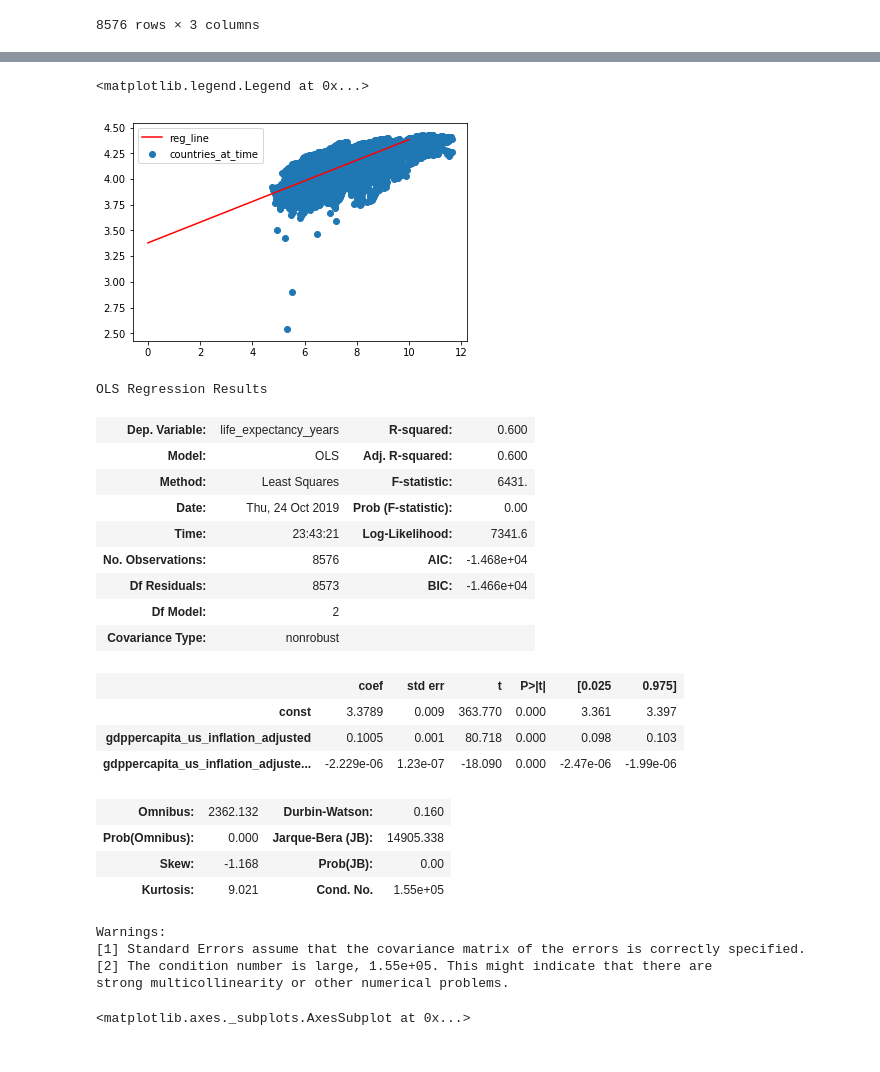
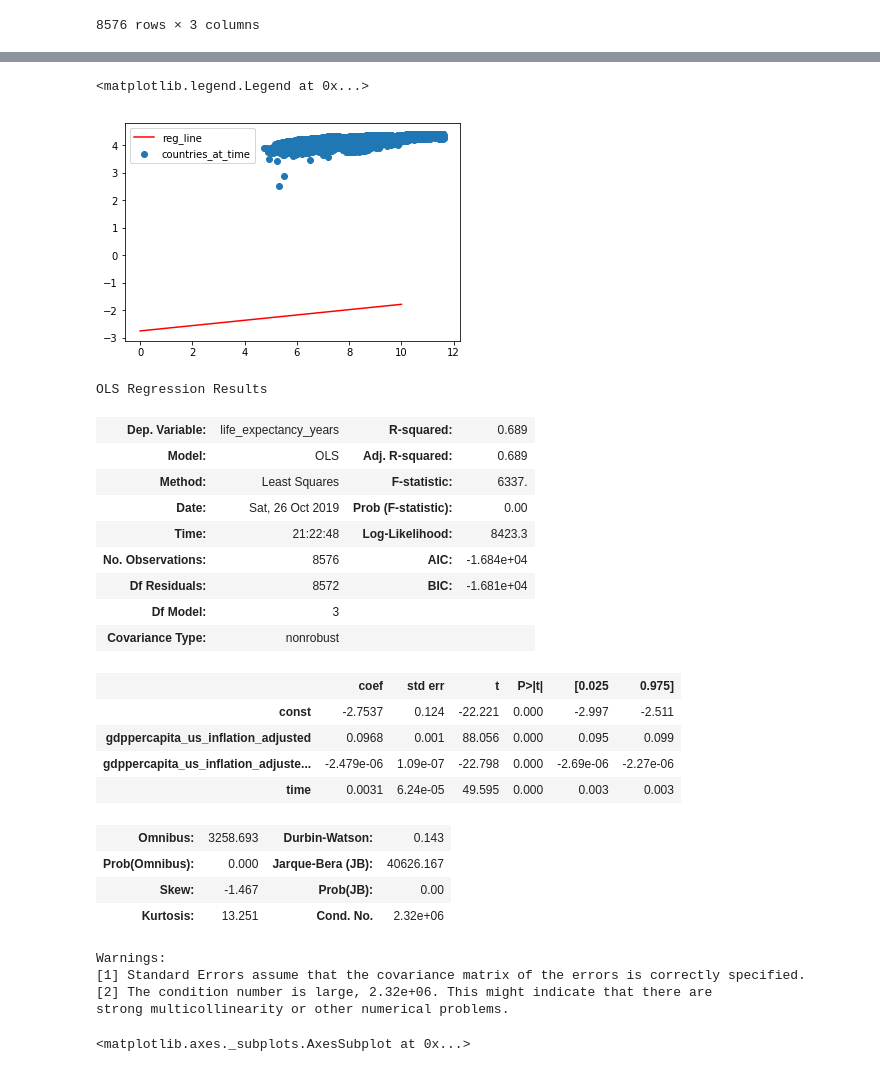
Before and after one commit to Omairss/ds5500-hw2, a Jupyter notebook: HW2.ipynb, the cells around one changed output, grey strips where cells are left out. Saved outputs shown, nothing was run; the diff lists cells and outputs as text; code cells hidden in the pictures.

```diff
--- a/HW2.ipynb
+++ b/HW2.ipynb
@@ -118,7 +118,7 @@ X = np.log(data[['gdppercapita_us_inflation_adjusted']])
 X['gdppercapita_us_inflation_adjusted_sq'] =\
                     data[['gdppercapita_us_inflation_adjusted']]
 
-#X['time'] = data[['time']]
+X['time'] = data[['time']]
 X = sm.add_constant(X)
 y = np.log(data['life_expectancy_years'])
 results = sm.OLS(y, X, data=data).fit()
@@ -129,58 +129,59 @@ parameter_10 = results.conf_int(alpha = 0.05)[1][0]
 parameter_00 = results.conf_int(alpha = 0.05)[0][0]
 parameter_11 = results.conf_int(alpha = 0.05)[1][1]
 parameter_01 = results.conf_int(alpha = 0.05)[0][1]
 parameter_1 = results.params[1]
 parameter_0 = results.params[0]
 
 reg_line     = lambda x: x * parameter_1 + parameter_0
 conf_05_line = lambda x: x * parameter_10 + parameter_00
 conf_95_line = lambda x: x * parameter_11 + parameter_01
 
 
 
 x_conf_05 = [i for i in tqdm(range(int(max(X['gdppercapita_us_inflation_adjusted']))))]
 y_conf_05 = [conf_05_line(i) for i in range(int(max(X['gdppercapita_us_inflation_adjusted'])))]
 
 x_conf_95 = [i for i in range(int(max(X['gdppercapita_us_inflation_adjusted'])))]
 y_conf_95 = [conf_95_line(i) for i in range(int(max(X['gdppercapita_us_inflation_adjusted'])))]
 
 
 ols_line_x = [i for i in range(int(max(X['gdppercapita_us_inflation_adjusted'])))]
 ols_line_y = [reg_line(i) for i in range(int(max(X['gdppercapita_us_inflation_adjusted'])))]
 
 axes.scatter(X['gdppercapita_us_inflation_adjusted'], y, label = 'countries_at_time')
 axes.plot(ols_line_x, ols_line_y, label = 'reg_line', color = 'red')
 #axes.plot(x_conf_95, y_conf_95, label = '95_conf')
 #axes.plot(x_conf_05, y_conf_05, label = '05_conf')
 axes.legend()
 # %% [output]
 [interactive output not drawn]
 <matplotlib.legend.Legend at 0x...>
-[figure, old version]
+[figure, new version]
 # %%
 results.summary()
 # %% [output]
 OLS Regression Results
-| Dep. Variable: | life_expectancy_years | R-squared: | 0.600 |
-| Model: | OLS | Adj. R-squared: | 0.600 |
-| Method: | Least Squares | F-statistic: | 6431. |
-| Date: | Thu, 24 Oct 2019 | Prob (F-statistic): | 0.00 |
-| Time: | 23:43:21 | Log-Likelihood: | 7341.6 |
-| No. Observations: | 8576 | AIC: | -1.468e+04 |
-| Df Residuals: | 8573 | BIC: | -1.466e+04 |
-| Df Model: | 2 |  |  |
+| Dep. Variable: | life_expectancy_years | R-squared: | 0.689 |
+| Model: | OLS | Adj. R-squared: | 0.689 |
+| Method: | Least Squares | F-statistic: | 6337. |
+| Date: | Sat, 26 Oct 2019 | Prob (F-statistic): | 0.00 |
+| Time: | 21:22:48 | Log-Likelihood: | 8423.3 |
+| No. Observations: | 8576 | AIC: | -1.684e+04 |
+| Df Residuals: | 8572 | BIC: | -1.681e+04 |
+| Df Model: | 3 |  |  |
 | Covariance Type: | nonrobust |  |  |
 |  | coef | std err | t | P>|t| | [0.025 | 0.975] |
-| const | 3.3789 | 0.009 | 363.770 | 0.000 | 3.361 | 3.397 |
-| gdppercapita_us_inflation_adjusted | 0.1005 | 0.001 | 80.718 | 0.000 | 0.098 | 0.103 |
-| gdppercapita_us_inflation_adjuste... | -2.229e-06 | 1.23e-07 | -18.090 | 0.000 | -2.47e-06 | -1.99e-06 |
+| const | -2.7537 | 0.124 | -22.221 | 0.000 | -2.997 | -2.511 |
+| gdppercapita_us_inflation_adjusted | 0.0968 | 0.001 | 88.056 | 0.000 | 0.095 | 0.099 |
+| gdppercapita_us_inflation_adjuste... | -2.479e-06 | 1.09e-07 | -22.798 | 0.000 | -2.69e-06 | -2.27e-06 |
+| time | 0.0031 | 6.24e-05 | 49.595 | 0.000 | 0.003 | 0.003 |
-| Omnibus: | 2362.132 | Durbin-Watson: | 0.160 |
-| Prob(Omnibus): | 0.000 | Jarque-Bera (JB): | 14905.338 |
-| Skew: | -1.168 | Prob(JB): | 0.00 |
-| Kurtosis: | 9.021 | Cond. No. | 1.55e+05 |
+| Omnibus: | 3258.693 | Durbin-Watson: | 0.143 |
+| Prob(Omnibus): | 0.000 | Jarque-Bera (JB): | 40626.167 |
+| Skew: | -1.467 | Prob(JB): | 0.00 |
+| Kurtosis: | 13.251 | Cond. No. | 2.32e+06 |
 Warnings:
 [1] Standard Errors assume that the covariance matrix of the errors is correctly specified.
-[2] The condition number is large, 1.55e+05. This might indicate that there are
+[2] The condition number is large, 2.32e+06. This might indicate that there are
 strong multicollinearity or other numerical problems.
 # %%
 fig = plt.figure(figsize = ((10, 10)))
```
Also changed, not shown: parts of 3 cells of this notebook, 2 other files.
